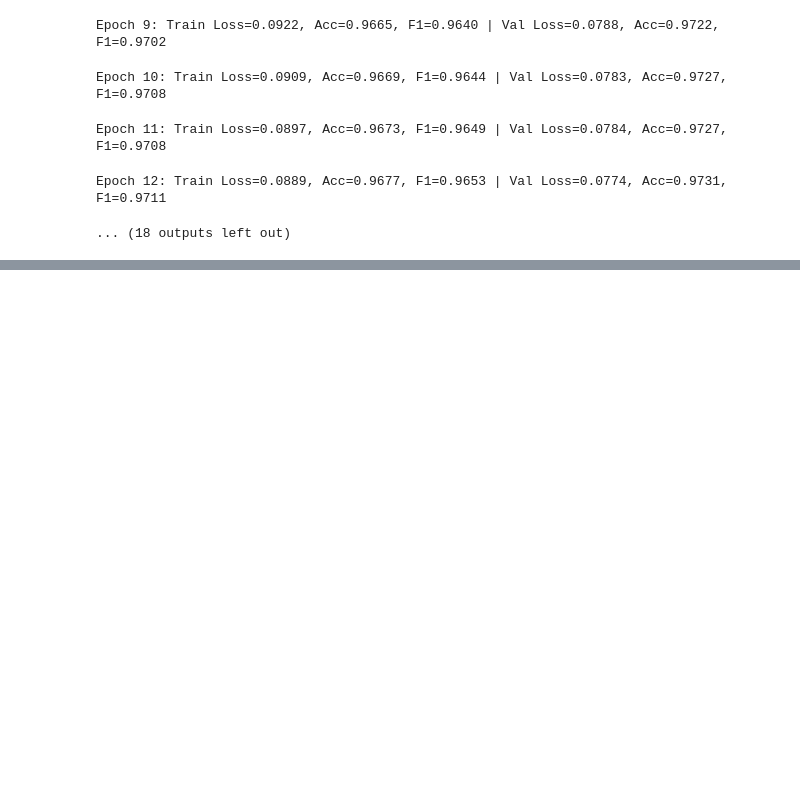
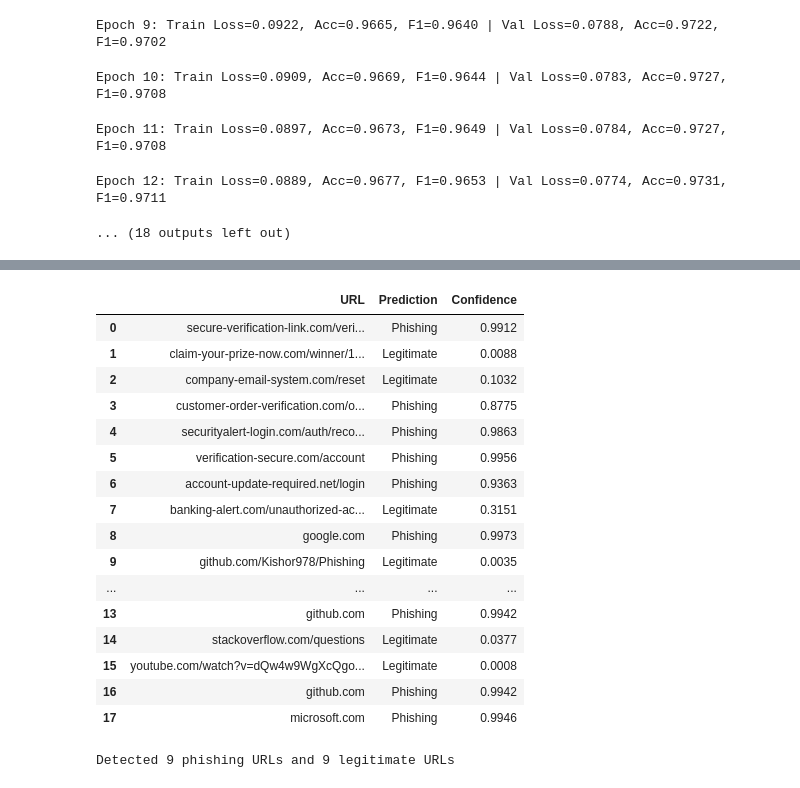
Before and after one commit to Kishor978/Phishing, a Jupyter notebook: notebooks/url/char_CNN.ipynb, the cells around one changed output, grey strips where cells are left out. Cells and saved outputs as stored; diff of their text form; code cells hidden in the pictures; blank space fills up the shorter version.

```diff
--- a/notebooks/url/char_CNN.ipynb
+++ b/notebooks/url/char_CNN.ipynb
@@ -266,0 +340,62 @@ with open("vocab_char.json", "w") as f:
+# %%
+import json
+# Test URLs - mixture of legitimate and phishing examples
+test_urls = [
+    # Phishing examples (based on typical patterns)
+    "secure-verification-link.com/verify?id=12345",
+    "claim-your-prize-now.com/winner/12345",
+    "company-email-system.com/reset",
+    "customer-order-verification.com/order/78954",
+    "securityalert-login.com/auth/recovery",
+    "verification-secure.com/account",
+    "account-update-required.net/login",
+    "banking-alert.com/unauthorized-access",
+
+    # Legitimate URL examples
+    "google.com",
+    "github.com/Kishor978/Phishing",
+    "microsoft.com/en-us/security",
+    "amazon.com/orders",
+    "netflix.com/browse",
+    "github.com",
+    "stackoverflow.com/questions",
+    "youtube.com/watch?v=dQw4w9WgXcQ"
+    "google.com",
+    "github.com",
+    "microsoft.com"
+]
+
+# Load the character vocabulary if available, otherwise use the default
+try:
+    with open("vocab_char.json", "r") as f:
+        loaded_char2idx = json.load(f)
+    print(f"Loaded character vocabulary with {len(loaded_char2idx)} characters")
+except FileNotFoundError:
+    loaded_char2idx = None
+    print("Using default character vocabulary")
+
+# Model path - adjust if needed
+model_path = "best_charcnn.pt"
+
+# Run evaluation
+results = evaluate_url_charcnn(model_path, test_urls, char2idx=loaded_char2idx)
+
+# Display results in a formatted table
+import pandas as pd
+from IPython.display import display
+
+results_df = pd.DataFrame({
+    'URL': results['urls'],
+    'Prediction': ["Phishing" if p == 1 else "Legitimate" for p in results['predictions']],
+    'Confidence': [f"{p:.4f}" for p in results['probabilities']]
+})
+
+print(f"\nEvaluation Results for {len(test_urls)} URLs:")
+display(results_df)
+
+# Count statistics
+phishing_count = sum(1 for p in results['predictions'] if p == 1)
+legitimate_count = len(results['predictions']) - phishing_count
+
+print(f"\nDetected {phishing_count} phishing URLs and {legitimate_count} legitimate URLs")
+# %% [output]
@@ -266,0 +405,18 @@ with open("vocab_char.json", "w") as f:
+|  | URL | Prediction | Confidence |
+| 0 | secure-verification-link.com/veri... | Phishing | 0.9912 |
+| 1 | claim-your-prize-now.com/winner/1... | Legitimate | 0.0088 |
+| 2 | company-email-system.com/reset | Legitimate | 0.1032 |
+| 3 | customer-order-verification.com/o... | Phishing | 0.8775 |
+| 4 | securityalert-login.com/auth/reco... | Phishing | 0.9863 |
+| 5 | verification-secure.com/account | Phishing | 0.9956 |
+| 6 | account-update-required.net/login | Phishing | 0.9363 |
+| 7 | banking-alert.com/unauthorized-ac... | Legitimate | 0.3151 |
+| 8 | google.com | Phishing | 0.9973 |
+| 9 | github.com/Kishor978/Phishing | Legitimate | 0.0035 |
+| ... | ... | ... | ... |
+| 13 | github.com | Phishing | 0.9942 |
+| 14 | stackoverflow.com/questions | Legitimate | 0.0377 |
+| 15 | youtube.com/watch?v=dQw4w9WgXcQgo... | Legitimate | 0.0008 |
+| 16 | github.com | Phishing | 0.9942 |
+| 17 | microsoft.com | Phishing | 0.9946 |
+Detected 9 phishing URLs and 9 legitimate URLs
```
Also changed, not shown: parts of 14 cells of this notebook, 6 other files.
